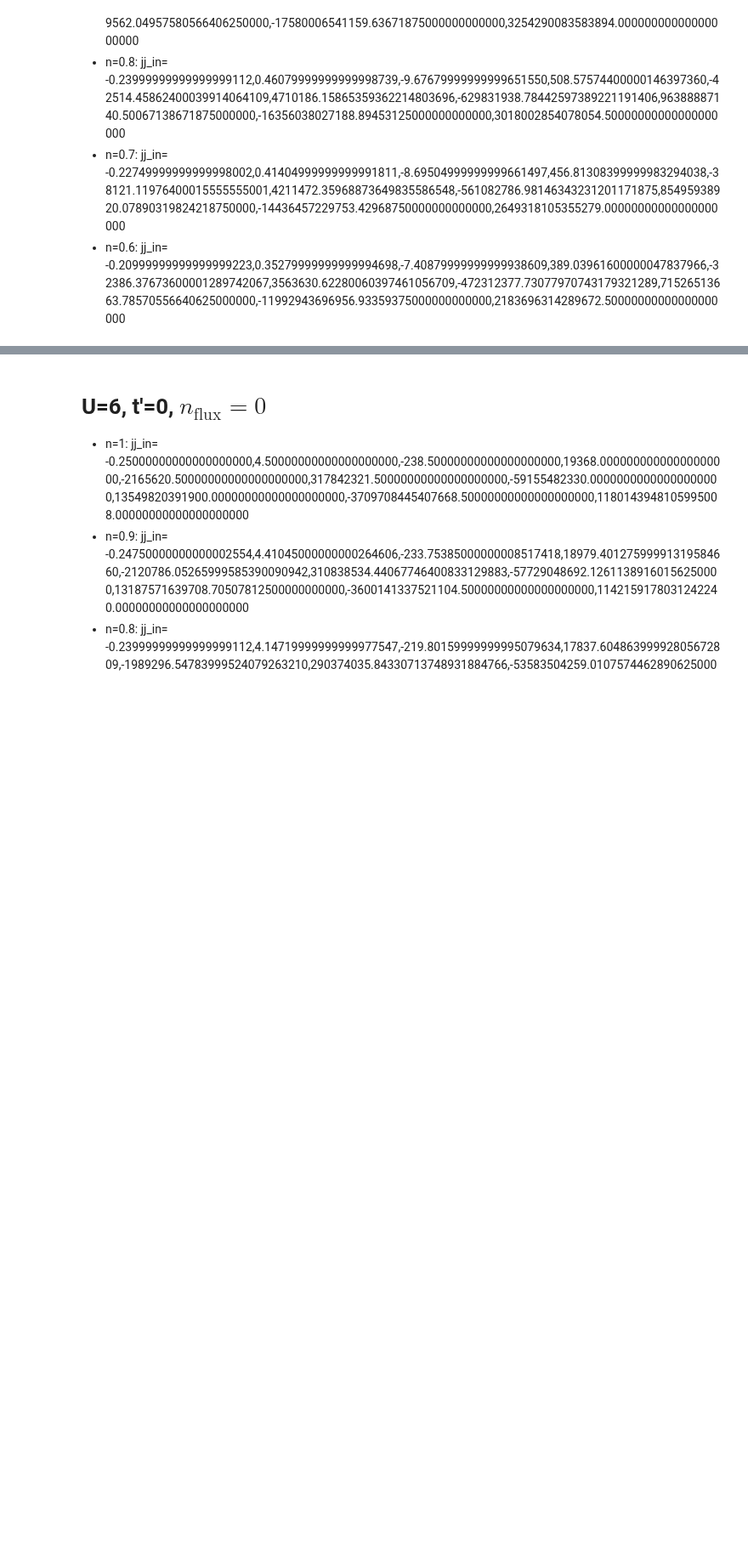
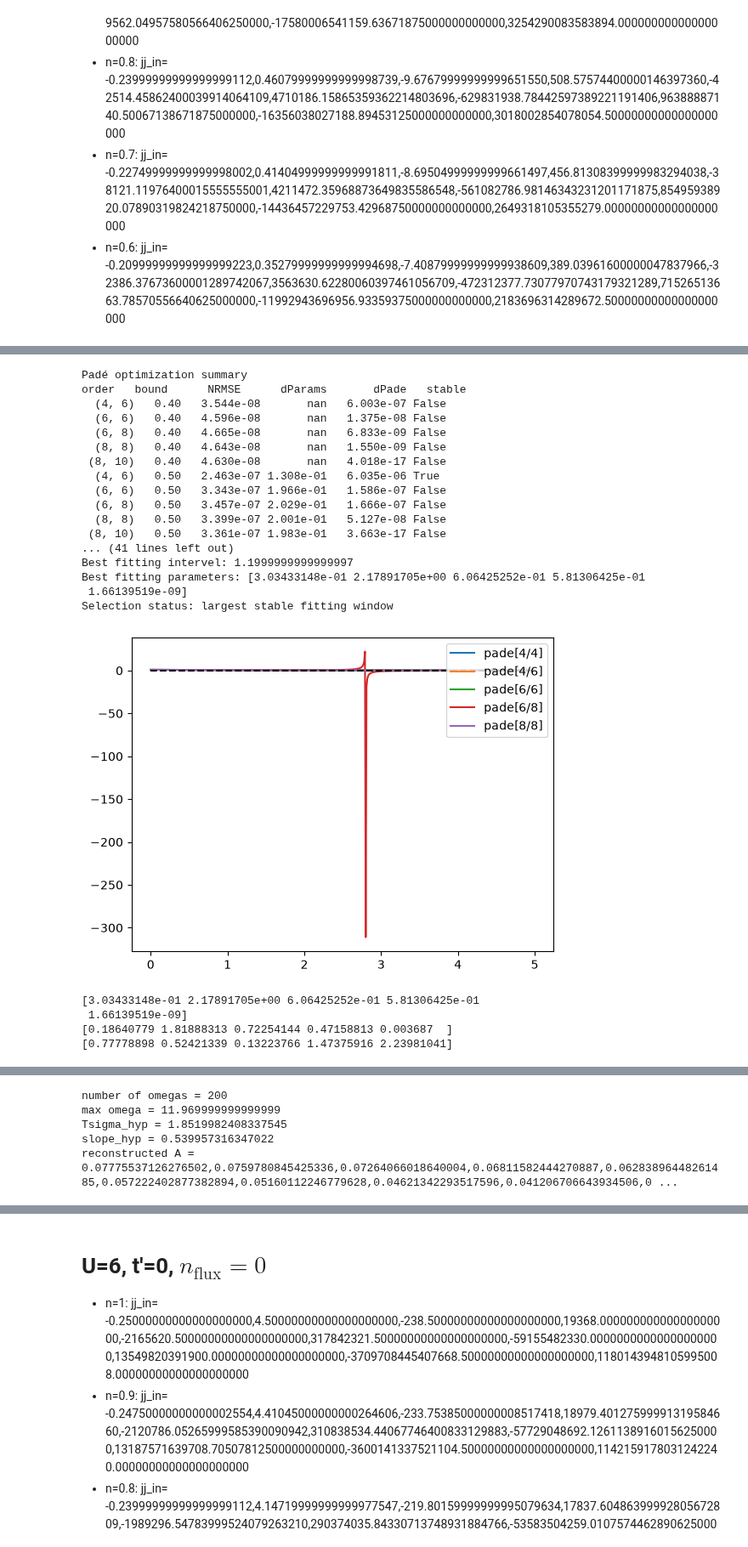
Before and after one commit to XineohpM/dqmc-dev, a Jupyter notebook: scripts/High_T_expansion.ipynb, the cells around one changed output, grey strips where cells are left out. Shown at 85% size. Saved outputs shown, nothing was run; the diff lists cells and outputs as text; code cells hidden in the pictures; blank space fills up the shorter version.

```diff
--- a/scripts/High_T_expansion.ipynb
+++ b/scripts/High_T_expansion.ipynb
@@ -638,8 +784,45 @@ print(res)
 # %%
 # n=0.7
 jj_in = np.array([-0.22749999999999998002,0.41404999999999991811,-8.69504999999999661497,456.81308399999983294038,-38121.11976400015555555001,4211472.35968873649835586548,-561082786.98146343231201171875,85495938920.07890319824218750000,-14436457229753.42968750000000000000,2649318105355279.00000000000000000000], dtype=float)
 
 p001 = np.array([0.5,2,0.5,3,6])
 
-res = summary(jj_in*4, (8,10), 1.1, p001)
-print(res)
+optimization = optimize_pade_fit(
+    jj_in*4,
+    p00=p001
+)
+
+print("Best Padé Order:", optimization["best_order"])
+print("Best fitting intervel:", optimization["best_bound"])
+print("Best fitting parameters:", optimization["best_params"])
+print("Selection status:", optimization["selection_status"])
+
+res = summary(
+    jj_in*4,
+    optimization["best_order"],
+    optimization["best_bound"],
+    optimization["best_params"]
+)
+# %% [output]
+Padé optimization summary
+order   bound      NRMSE      dParams       dPade   stable
+  (4, 6)   0.40   3.544e-08       nan   6.003e-07 False
+  (6, 6)   0.40   4.596e-08       nan   1.375e-08 False
+  (6, 8)   0.40   4.665e-08       nan   6.833e-09 False
+  (8, 8)   0.40   4.643e-08       nan   1.550e-09 False
+ (8, 10)   0.40   4.630e-08       nan   4.018e-17 False
+  (4, 6)   0.50   2.463e-07 1.308e-01   6.035e-06 True
+  (6, 6)   0.50   3.343e-07 1.966e-01   1.586e-07 False
+  (6, 8)   0.50   3.457e-07 2.029e-01   1.666e-07 False
+  (8, 8)   0.50   3.399e-07 2.001e-01   5.127e-08 False
+ (8, 10)   0.50   3.361e-07 1.983e-01   3.663e-17 False
+... (41 lines left out)
+Best fitting intervel: 1.1999999999999997
+Best fitting parameters: [3.03433148e-01 2.17891705e+00 6.06425252e-01 5.81306425e-01
+ 1.66139519e-09]
+Selection status: largest stable fitting window
+[figure, added]
+[3.03433148e-01 2.17891705e+00 6.06425252e-01 5.81306425e-01
+ 1.66139519e-09]
+[0.18640779 1.81888313 0.72254144 0.47158813 0.003687  ]
+[0.77778898 0.52421339 0.13223766 1.47375916 2.23981041]
@@ -645,0 +830,5 @@ print(res)
+number of omegas = 200
+max omega = 11.969999999999999
+Tsigma_hyp = 1.8519982408337545
+slope_hyp = 0.539957316347022
+reconstructed A = 0.07775537126276502,0.0759780845425336,0.07264066018640004,0.06811582444270887,0.06283896448261485,0.057222402877382894,0.05160112246779628,0.04621342293517596,0.041206706643934506,0 ...
```
Also changed, not shown: parts of 10 cells of this notebook, 1 other file.
